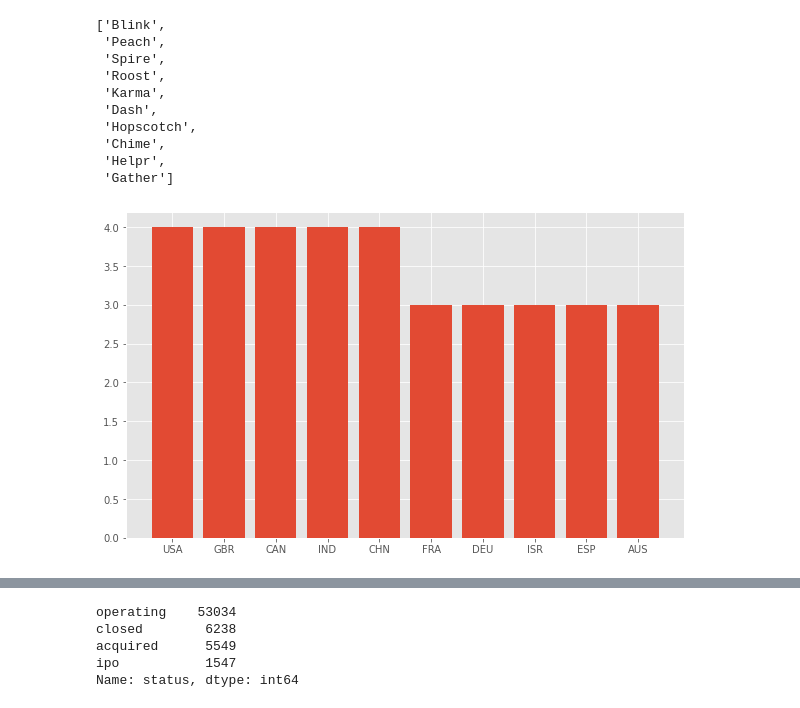
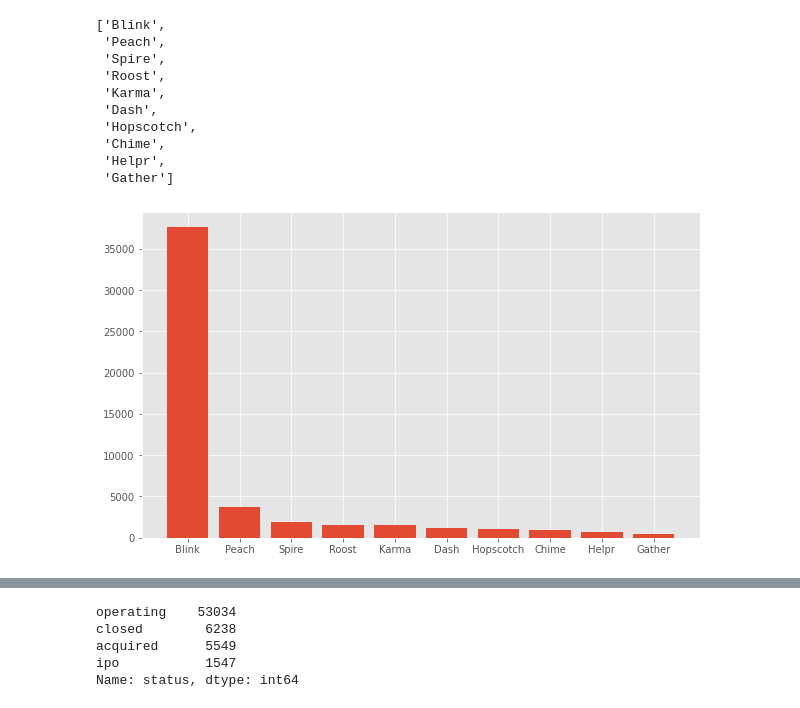
Before and after one commit to Sambhaji6529/Company_EDA-Project, a Jupyter notebook: Company_EDA.ipynb, the cells around one changed output, grey strips where cells are left out. Drawn from its saved outputs; the diff is of its cells as text; code cells hidden in the pictures.

```diff
--- a/Company_EDA.ipynb
+++ b/Company_EDA.ipynb
@@ -125,7 +178,7 @@ list(df['name'].value_counts()[0:10].keys())
 # %%
 #plot the bar
 plt.figure(figsize=(10,6))
-plt.bar(list(df['country_code'].value_counts()[:10].keys()),list(df['name'].value_counts()[:10]))
+plt.bar(list(df['name'].value_counts()[:10].keys()),list(df['country_code'].value_counts()[:10]))
 plt.show()
 # %% [output]
-[figure, old version]
+[figure, new version]
```
Also changed, not shown: parts of 52 cells of this notebook.
